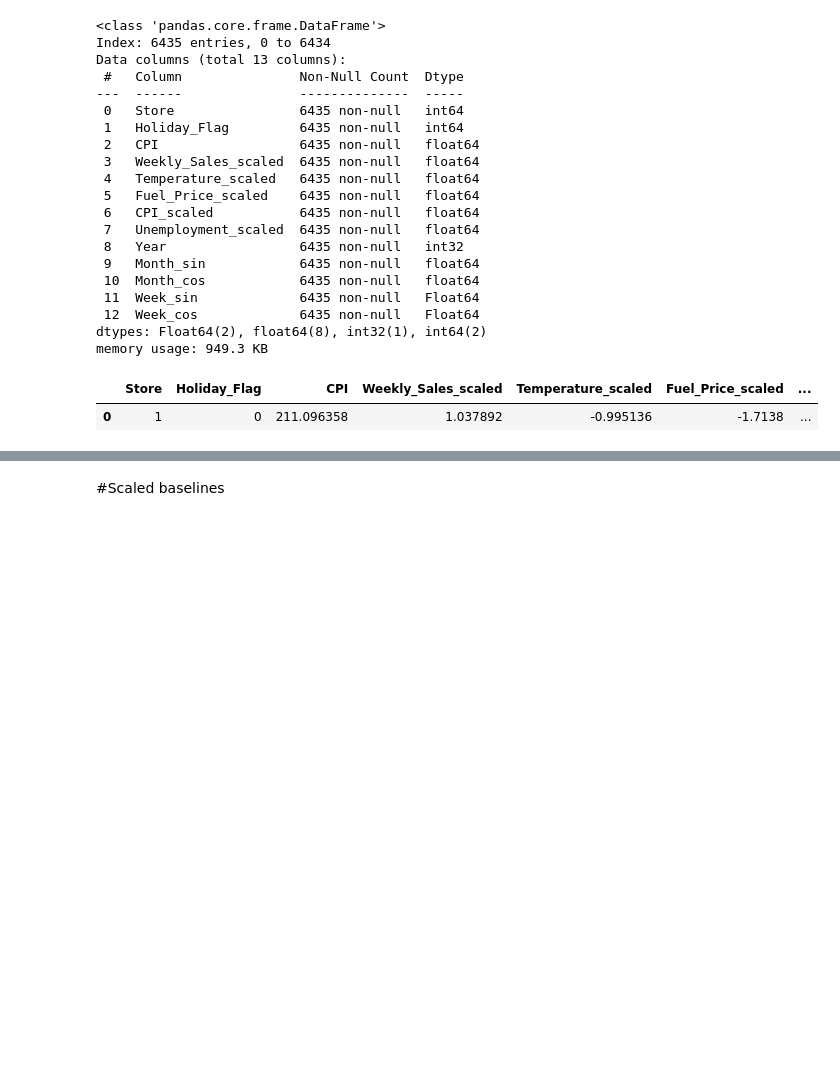
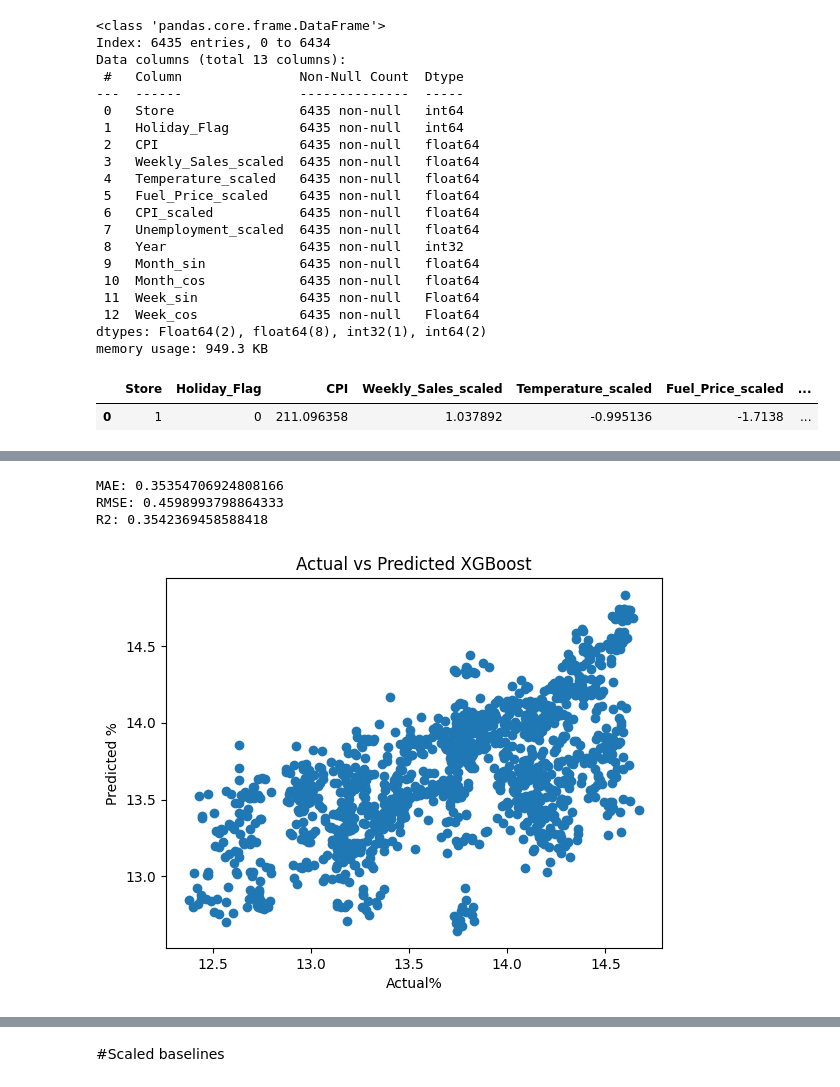
Before and after one commit to BenRyan-8/MarketingAnalytics_CA, a Jupyter notebook: marketinganalyticsCA.ipynb, the cells around one changed output, grey strips where cells are left out. Drawn from its saved outputs; the diff is of its cells as text; code cells hidden in the pictures; blank space fills up the shorter version.

```diff
--- a/marketinganalyticsCA.ipynb
+++ b/marketinganalyticsCA.ipynb
@@ -246,0 +267,16 @@ df_scaled= pd.concat([df_scaled.drop(['Store', 'Year'], axis=1), encoded_df], ax
+# %%
+from xgboost import XGBRegressor
+
+xgmodel = XGBRegressor(
+    n_estimators=500,
+    learning_rate=0.05,
+    max_depth=6,
+    subsample=0.8,
+    colsample_bytree=0.8,
+    random_state=42,
+    objective='reg:squarederror',
+    n_jobs=-1,
+    enable_categorical = True
+)
+
+xgmodel.fit(X_train, y_train)
@@ -246,0 +295,28 @@ df_scaled= pd.concat([df_scaled.drop(['Store', 'Year'], axis=1), encoded_df], ax
+# %%
+from sklearn.metrics import mean_absolute_error, mean_squared_error, r2_score
+import numpy as np
+
+y_pred = xgmodel.predict(X_test)
+
+xgb_mae = mean_absolute_error(y_test, y_pred)
+xgb_rmse = np.sqrt(mean_squared_error(y_test, y_pred))
+xgb_r2 = r2_score(y_test, y_pred)
+
+print("MAE:", xgb_mae)
+print("RMSE:", xgb_rmse)
+print("R2:", xgb_r2)
+# %% [output]
+MAE: 0.35354706924808166
+RMSE: 0.4598993798864333
+R2: 0.3542369458588418
+# %%
+import matplotlib.pyplot as plt
+
+plt.figure()
+plt.scatter(y_test, y_pred)
+plt.xlabel("Actual%")
+plt.ylabel("Predicted %")
+plt.title("Actual vs Predicted XGBoost")
+plt.show()
+# %% [output]
+[figure, added]
```
Also changed, not shown: parts of 12 cells of this notebook.
